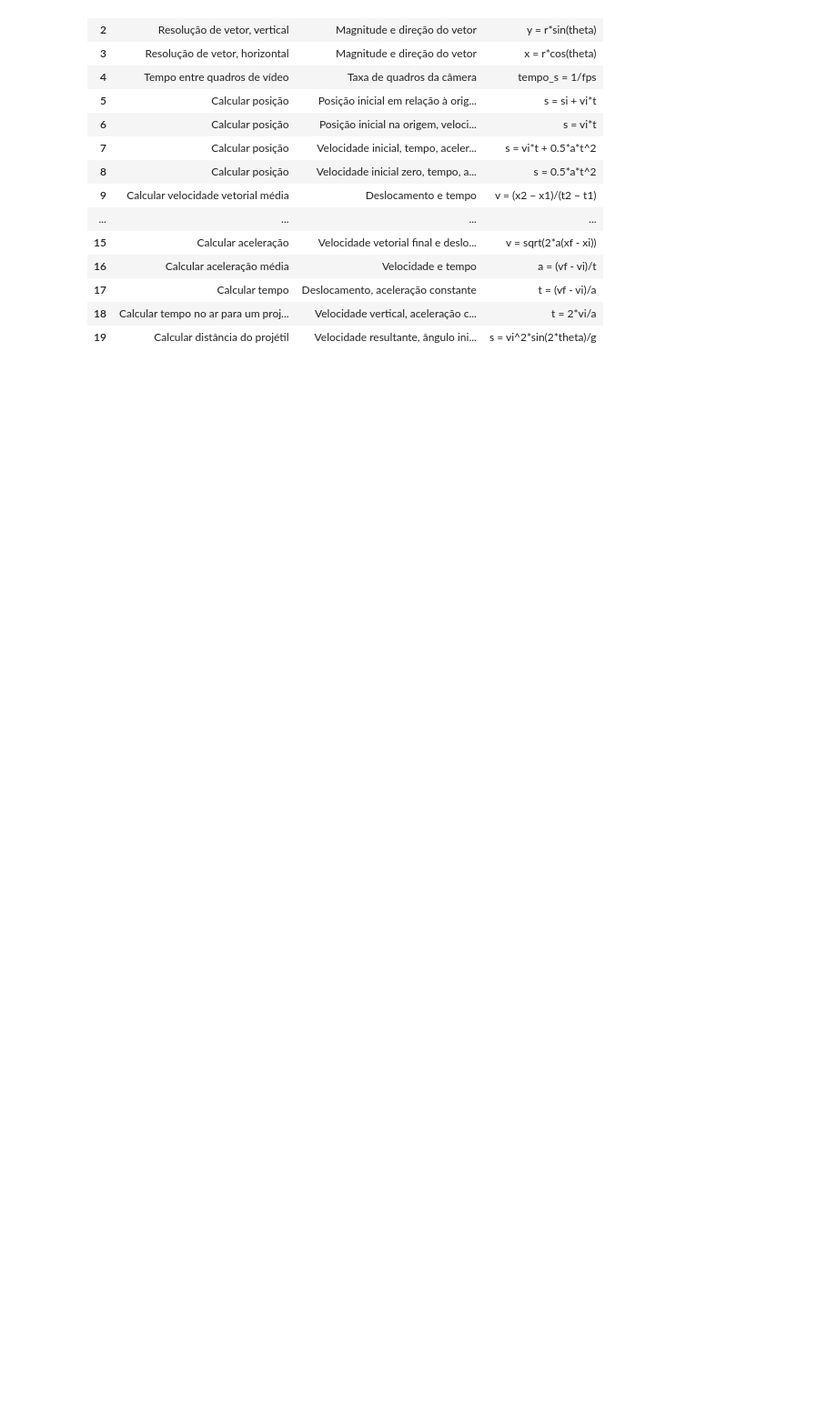
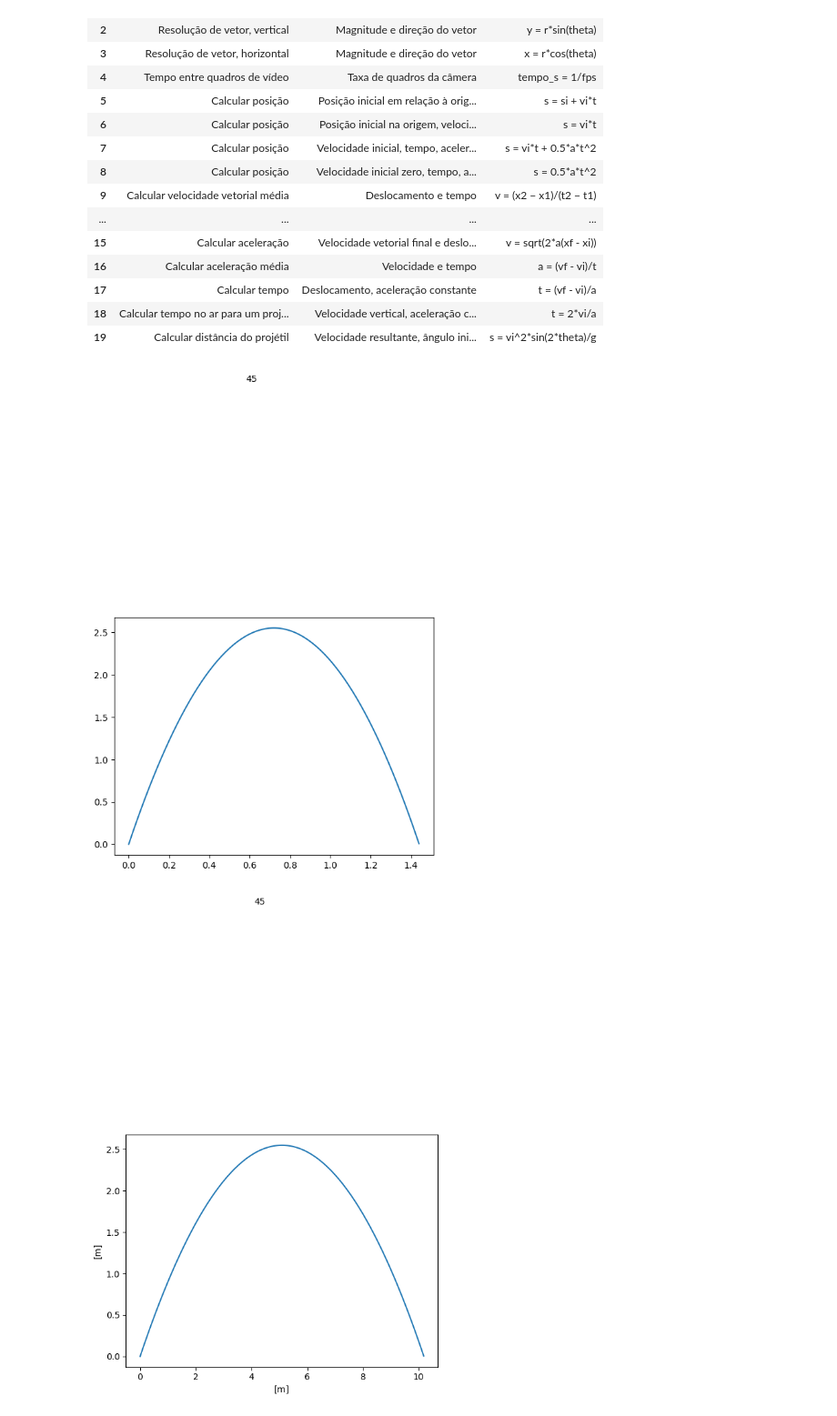
Before and after one commit to paulopreto/REF0022-Biomec-nica2, a Jupyter notebook: Biomecanica2023/cinematica_linear/projetil.ipynb, the cells around one changed output. Shown at 91% size. Saved outputs shown, nothing was run; the diff lists cells and outputs as text; code cells hidden in the pictures; blank space fills up the shorter version.

Commit message:
projetil2 python

```diff
--- a/Biomecanica2023/cinematica_linear/projetil.ipynb
+++ b/Biomecanica2023/cinematica_linear/projetil.ipynb
@@ -155,3 +155,46 @@ display(df)
 | 17 | Calcular tempo | Deslocamento, aceleração constante | t = (vf - vi)/a |
 | 18 | Calcular tempo no ar para um proj... | Velocidade vertical, aceleração c... | t = 2*vi/a |
 | 19 | Calcular distância do projétil | Velocidade resultante, ângulo ini... | s = vi^2*sin(2*theta)/g |
+# %%
+import numpy as np
+import matplotlib.pyplot as plt
+
+def projetil2(s0, v0, angulo):
+    g = 9.8143
+
+    teta = np.arange(10, 85, 5)
+    tetax = np.deg2rad(teta)
+
+    angTan = np.tan(tetax)
+    angCos = np.cos(tetax)
+    angSin = np.sin(tetax)
+    seno = np.sin(np.deg2rad(angulo))
+    cosseno = np.cos(np.deg2rad(angulo))
+
+    Stotal = (2 * v0**2 / g) * seno * cosseno
+    tempo = Stotal / (v0 * cosseno)
+    h = (v0**2 * seno**2) / (2 * g)
+
+    t = np.arange(0, tempo, 0.01)
+    yy3 = s0 + v0 * seno * t - 0.5 * g * t**2
+    sx = v0 * cosseno * t
+
+    tamanho = round(len(yy3) * 0.4)
+
+    # Plotting
+    plt.figure(1)
+    plt.plot(t, yy3)
+    plt.text(t[tamanho], yy3[tamanho] + 3, str(angulo))
+
+    plt.figure(2)
+    plt.plot(sx, yy3)
+    plt.text(sx[tamanho], yy3[tamanho] + 3, str(angulo))
+    plt.xlabel('[m]')
+    plt.ylabel('[m]')
+    plt.show()
+
+# Test the function
+projetil2(0, 10, 45)
+# %% [output]
+[figure, added]
+[figure, added]
```
